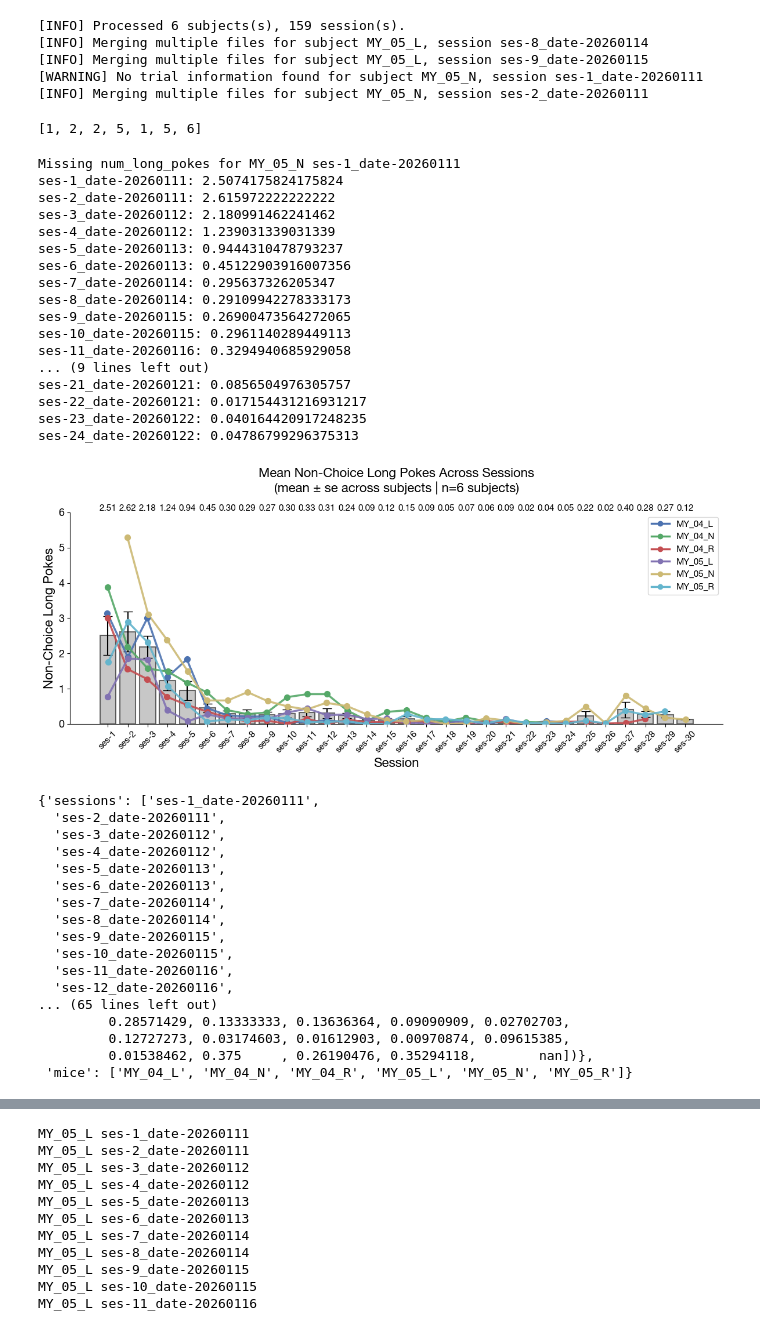
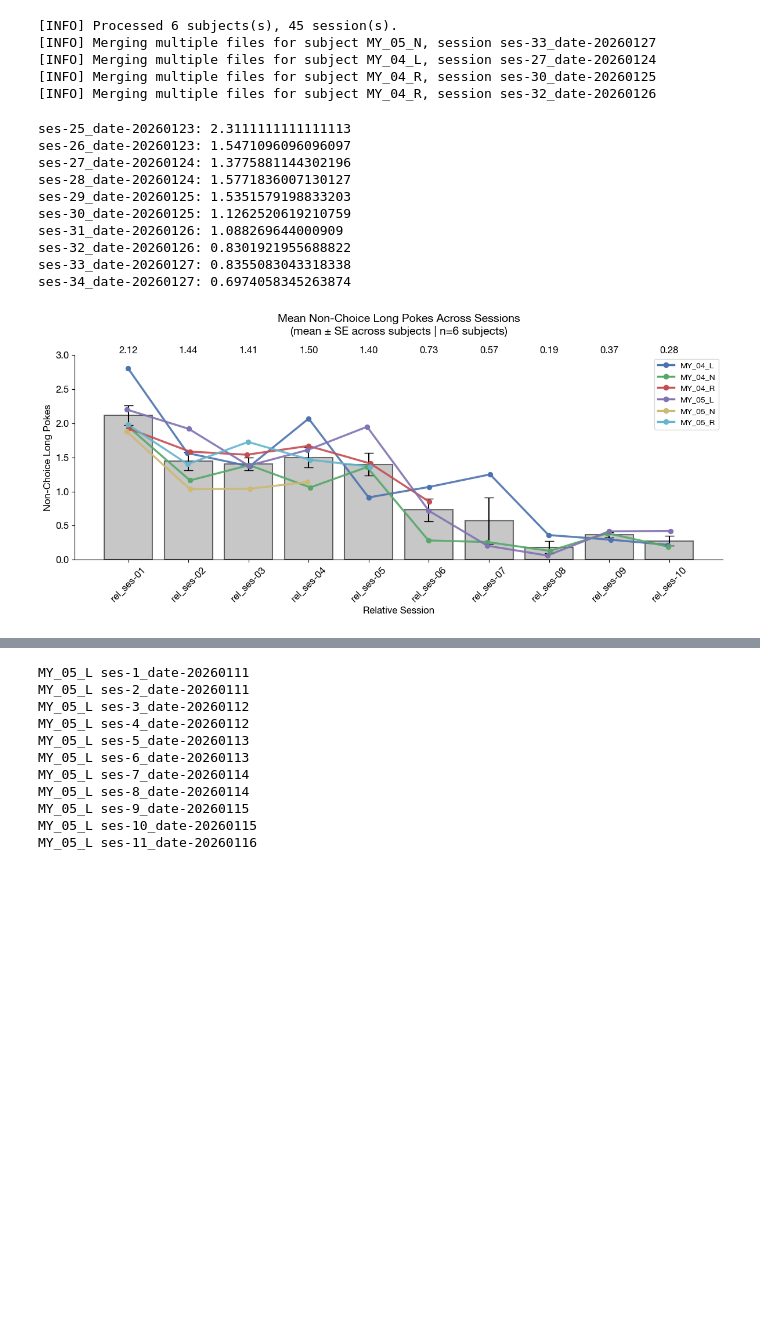
Before and after one commit to megyoung430/magnitude-bandit-analysis, a Jupyter notebook: scripts/fixing_old_analyses_problem2.ipynb, the cells around one changed output, grey strips where cells are left out. Cells and saved outputs as stored; diff of their text form; code cells hidden in the pictures; blank space fills up the shorter version.

Commit message:
problem 2 analyses

```diff
--- a/scripts/fixing_old_analyses_problem2.ipynb
+++ b/scripts/fixing_old_analyses_problem2.ipynb
@@ -26,19 +26,18 @@ from src.behavior_visualization.plot_num_reversals import *
 from src.behavior_visualization.plot_first_leave_after_good_reversals import *
 from src.behavior_visualization.plot_choice_probs_around_good_reversals import *
 # %%
-root = "../data/cohort-02/rawdata/"
+cohort = "cohort-02"
+problem_number = 2
+problem = f"problem-{problem_number:02d}"
+root = f"../data/{cohort}/{problem}/rawdata/"
 subjects_data = import_data(root)
 subjects_trials = extract_trials(subjects_data)
 # %% [output]
-[INFO] Processed 6 subjects(s), 159 session(s).
-[INFO] Merging multiple files for subject MY_05_L, session ses-8_date-20260114
-[INFO] Merging multiple files for subject MY_05_L, session ses-9_date-20260115
-[WARNING] No trial information found for subject MY_05_N, session ses-1_date-20260111
-[INFO] Merging multiple files for subject MY_05_N, session ses-2_date-20260111
+[INFO] Processed 6 subjects(s), 45 session(s).
+[INFO] Merging multiple files for subject MY_05_N, session ses-33_date-20260127
+[INFO] Merging multiple files for subject MY_04_L, session ses-27_date-20260124
+[INFO] Merging multiple files for subject MY_04_R, session ses-30_date-20260125
+[INFO] Merging multiple files for subject MY_04_R, session ses-32_date-20260126
-# %%
-print(subjects_trials["MY_04_L"]["ses-1_date-20260111"]["num_long_pokes"])
-# %% [output]
-[1, 2, 2, 5, 1, 5, 6]
 # %%
 all_subjects = list(subjects_trials.keys())
 avg_num_pokes_across_subjects = {}
@@ -54,23 +53,16 @@ for session in avg_num_pokes_across_subjects[all_subjects[0]].keys():
     session_avg = np.mean([avg_num_pokes_across_subjects[subject][session] for subject in all_subjects if session in avg_num_pokes_across_subjects[subject]])
     print(f"{session}: {session_avg}")
 # %% [output]
-Missing num_long_pokes for MY_05_N ses-1_date-20260111
-ses-1_date-20260111: 2.5074175824175824
-ses-2_date-20260111: 2.615972222222222
-ses-3_date-20260112: 2.180991462241462
-ses-4_date-20260112: 1.239031339031339
-ses-5_date-20260113: 0.9444310478793237
-ses-6_date-20260113: 0.45122903916007356
-ses-7_date-20260114: 0.295637326205347
-ses-8_date-20260114: 0.29109942278333173
-ses-9_date-20260115: 0.26900473564272065
-ses-10_date-20260115: 0.2961140289449113
-ses-11_date-20260116: 0.3294940685929058
-... (9 lines left out)
-ses-21_date-20260121: 0.0856504976305757
-ses-22_date-20260121: 0.017154431216931217
-ses-23_date-20260122: 0.040164420917248235
-ses-24_date-20260122: 0.04786799296375313
+ses-25_date-20260123: 2.3111111111111113
+ses-26_date-20260123: 1.5471096096096097
+ses-27_date-20260124: 1.3775881144302196
+ses-28_date-20260124: 1.5771836007130127
+ses-29_date-20260125: 1.5351579198833203
+ses-30_date-20260125: 1.1262520619210759
+ses-31_date-20260126: 1.088269644000909
+ses-32_date-20260126: 0.8301921955688822
+ses-33_date-20260127: 0.8355083043318338
+ses-34_date-20260127: 0.6974058345263874
 # %%
 import re
 import numpy as np
@@ -311,24 +339,10 @@ def plot_num_pokes_across_mice(
 # %%
-plot_num_pokes_across_mice(avg_num_pokes_across_subjects)
+out = plot_num_pokes_across_mice(
+    avg_num_pokes_across_subjects,
+    align_relative=True,          # <- key line
+)
 # %% [output]
-[figure, old version]
+[figure, new version]
-{'sessions': ['ses-1_date-20260111',
-  'ses-2_date-20260111',
-  'ses-3_date-20260112',
-  'ses-4_date-20260112',
-  'ses-5_date-20260113',
-  'ses-6_date-20260113',
-  'ses-7_date-20260114',
-  'ses-8_date-20260114',
-  'ses-9_date-20260115',
-  'ses-10_date-20260115',
-  'ses-11_date-20260116',
-  'ses-12_date-20260116',
-... (65 lines left out)
-         0.28571429, 0.13333333, 0.13636364, 0.09090909, 0.02702703,
-         0.12727273, 0.03174603, 0.01612903, 0.00970874, 0.09615385,
-         0.01538462, 0.375     , 0.26190476, 0.35294118,        nan])},
- 'mice': ['MY_04_L', 'MY_04_N', 'MY_04_R', 'MY_05_L', 'MY_05_N', 'MY_05_R']}
 # %%
 import re
 import json
```
Also changed, not shown: parts of 5 cells of this notebook, 2 other files.
